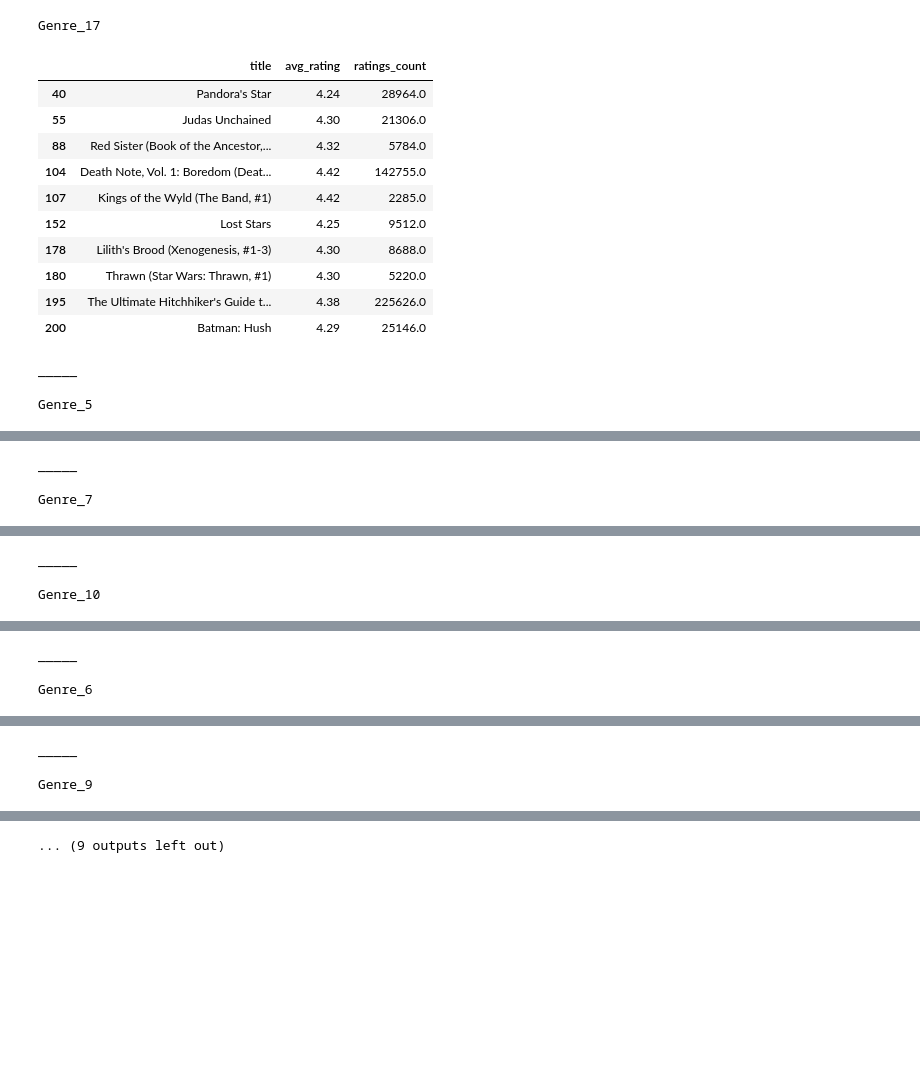
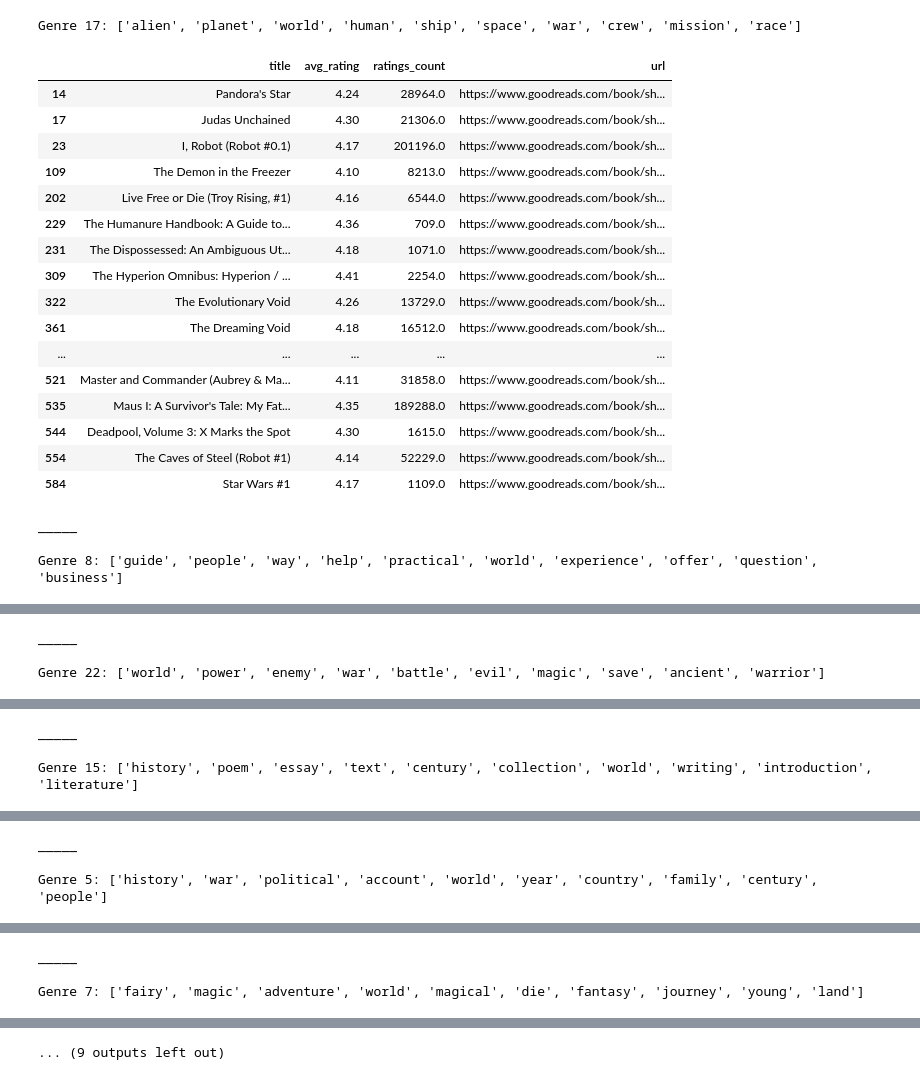
Before and after one commit to mraottth/projects, a Jupyter notebook: Goodreads Book Recommender/book_recommender.ipynb, the cells around one changed output, grey strips where cells are left out. Cells and saved outputs as stored; diff of their text form; code cells hidden in the pictures; blank space fills up the shorter version.

```diff
--- a/Goodreads Book Recommender/book_recommender.ipynb
+++ b/Goodreads Book Recommender/book_recommender.ipynb
@@ -335,7 +300,7 @@ large_neighborhood_ratings, target_user_ratings = find_neighbors(1000, target_us
 # %%
 # Get unique users and books to slice df_reviews
 neighbor_index = large_neighborhood_ratings["uid"].unique()
-neighbor_index = np.append(neighbor_index, target_user)
+neighbor_index = np.append(neighbor_index, target)
 neighbor_book_index = large_neighborhood_ratings["book_index"].unique()
 neighbor_book_index = np.append(neighbor_book_index, target_user_ratings["book_index"].unique())
 
@@ -344,14 +309,9 @@ R = df_reviews[:, neighbor_book_index]
 R = R[neighbor_index, :]
 # %%
 # Decompose user ratings matrix R
-U, sigma, Vt = svds(R, k = 5)
+U, sigma, Vt = svds(R, k = 10)
 sigma = np.diag(sigma)
 
 U = sparse.csr_matrix(U)
 sigma = sparse.csr_matrix(sigma)
 Vt = sparse.csr_matrix(Vt)
-
-# Get predictions
-dot_1 = U.dot(sigma)
-all_user_predicted_ratings = dot_1 @ Vt
-df_preds = pd.DataFrame(all_user_predicted_ratings.toarray(), columns=neighbor_book_index, index=neighbor_index).reset_index()
@@ -358,16 +320,21 @@ df_preds = pd.DataFrame(all_user_predicted_ratings.toarray(), columns=neighbor_b
+# %%
+# Get predictions
+all_user_predicted_ratings = U.dot(sigma) @ Vt
+df_preds = pd.DataFrame(all_user_predicted_ratings.toarray(), columns=neighbor_book_index, index=neighbor_index).reset_index()
 # %%
 # Get target user's top predicted ratings
-target_pred_books = df_preds[df_preds["index"] == target_user].columns[1:]
-target_pred_ratings = df_preds[df_preds["index"] == target_user].values[0][1:]
+target_pred_books = df_preds[df_preds["index"] == target].columns[1:]
+target_pred_ratings = df_preds[df_preds["index"] == target].values[0][1:]
 
+# Put into df with relevant info from df_books
 top_preds = pd.DataFrame({"book_index":target_pred_books, "predicted_rating":target_pred_ratings})\
                 .sort_values(by="predicted_rating", ascending=False)\
                 .merge(book_index.reset_index(), left_on="book_index", right_on="index")\
-                .merge(df_books[["book_id", "title", "avg_rating", "ratings_count", "year", "main_genre"]], on="book_id")\
+                .merge(df_books[["book_id", "title", "avg_rating", "ratings_count", "year", "main_genre","url"]], on="book_id")\
                 .drop(columns=["index", "book_id"])
 
 # Filter out already read books
-top_preds = top_preds[~top_preds["book_index"].isin(target_user_books)]
+top_preds = top_preds[~top_preds["book_index"].isin(target_user_ratings["book_index"].unique())]
 top_preds.drop(["book_index"], axis=1, inplace=True)
-top_preds.head()
+top_preds.head(10)
 # %% [output]
@@ -380,29 +352,39 @@ top_preds.head()
 # %%
-# Loop through genres in descending relevance order and print top 5 recs
+# Loop through genres in descending relevance order and print top recs
 for genre in genre_ranking.index[0:10]:
 
     g = float(genre[6:])
     highest_rated_pred_genre = top_preds.query("main_genre == @g")\
         .sort_values(by="predicted_rating", ascending=False)\
-        .query("ratings_count > 400 & avg_rating > 4.2")\
+        .query("ratings_count > 400 & avg_rating >= 4.0")\
 
+    # Print genre name and descriptor
+    for nt in genre_descriptors.itertuples():
+        genre_rep = genre.replace("_"," ")
+        if nt.genre_string[0:len(f"{genre}:")] == f"{genre_rep}:":
+            print(nt.genre_string)
 
-    print(genre)
-    display(highest_rated_pred_genre[["title", "avg_rating", "ratings_count"]].iloc[0:10,:])
+    display(highest_rated_pred_genre[["title", "avg_rating", "ratings_count","url"]].iloc[0:20,:])
     print("_____\n")
 # %% [output]
-Genre_17
+Genre 17: ['alien', 'planet', 'world', 'human', 'ship', 'space', 'war', 'crew', 'mission', 'race']
-|  | title | avg_rating | ratings_count |
-| 40 | Pandora's Star | 4.24 | 28964.0 |
-| 55 | Judas Unchained | 4.30 | 21306.0 |
-| 88 | Red Sister (Book of the Ancestor,... | 4.32 | 5784.0 |
-| 104 | Death Note, Vol. 1: Boredom (Deat... | 4.42 | 142755.0 |
-| 107 | Kings of the Wyld (The Band, #1) | 4.42 | 2285.0 |
-| 152 | Lost Stars | 4.25 | 9512.0 |
-| 178 | Lilith's Brood (Xenogenesis, #1-3) | 4.30 | 8688.0 |
-| 180 | Thrawn (Star Wars: Thrawn, #1) | 4.30 | 5220.0 |
-| 195 | The Ultimate Hitchhiker's Guide t... | 4.38 | 225626.0 |
-| 200 | Batman: Hush | 4.29 | 25146.0 |
+|  | title | avg_rating | ratings_count | url |
+| 14 | Pandora's Star | 4.24 | 28964.0 | https://www.goodreads.com/book/sh... |
+| 17 | Judas Unchained | 4.30 | 21306.0 | https://www.goodreads.com/book/sh... |
+| 23 | I, Robot (Robot #0.1) | 4.17 | 201196.0 | https://www.goodreads.com/book/sh... |
+| 109 | The Demon in the Freezer | 4.10 | 8213.0 | https://www.goodreads.com/book/sh... |
+| 202 | Live Free or Die (Troy Rising, #1) | 4.16 | 6544.0 | https://www.goodreads.com/book/sh... |
+| 229 | The Humanure Handbook: A Guide to... | 4.36 | 709.0 | https://www.goodreads.com/book/sh... |
+| 231 | The Dispossessed: An Ambiguous Ut... | 4.18 | 1071.0 | https://www.goodreads.com/book/sh... |
+| 309 | The Hyperion Omnibus: Hyperion / ... | 4.41 | 2254.0 | https://www.goodreads.com/book/sh... |
+| 322 | The Evolutionary Void | 4.26 | 13729.0 | https://www.goodreads.com/book/sh... |
+| 361 | The Dreaming Void | 4.18 | 16512.0 | https://www.goodreads.com/book/sh... |
+| ... | ... | ... | ... | ... |
+| 521 | Master and Commander (Aubrey & Ma... | 4.11 | 31858.0 | https://www.goodreads.com/book/sh... |
+| 535 | Maus I: A Survivor's Tale: My Fat... | 4.35 | 189288.0 | https://www.goodreads.com/book/sh... |
+| 544 | Deadpool, Volume 3: X Marks the Spot | 4.30 | 1615.0 | https://www.goodreads.com/book/sh... |
+| 554 | The Caves of Steel (Robot #1) | 4.14 | 52229.0 | https://www.goodreads.com/book/sh... |
+| 584 | Star Wars #1 | 4.17 | 1109.0 | https://www.goodreads.com/book/sh... |
 _____
 
-Genre_5
+Genre 8: ['guide', 'people', 'way', 'help', 'practical', 'world', 'experience', 'offer', 'question', 'business']
@@ -420,3 +408,3 @@ Genre_5
 _____
 
-Genre_7
+Genre 22: ['world', 'power', 'enemy', 'war', 'battle', 'evil', 'magic', 'save', 'ancient', 'warrior']
@@ -434,3 +428,3 @@ Genre_7
 _____
 
-Genre_10
+Genre 15: ['history', 'poem', 'essay', 'text', 'century', 'collection', 'world', 'writing', 'introduction', 'literature']
@@ -448,3 +448,3 @@ Genre_10
 _____
 
-Genre_6
+Genre 5: ['history', 'war', 'political', 'account', 'world', 'year', 'country', 'family', 'century', 'people']
@@ -462,3 +468,3 @@ Genre_6
 _____
 
-Genre_9
+Genre 7: ['fairy', 'magic', 'adventure', 'world', 'magical', 'die', 'fantasy', 'journey', 'young', 'land']
```
Also changed, not shown: parts of 24 cells of this notebook, 3 other files.
